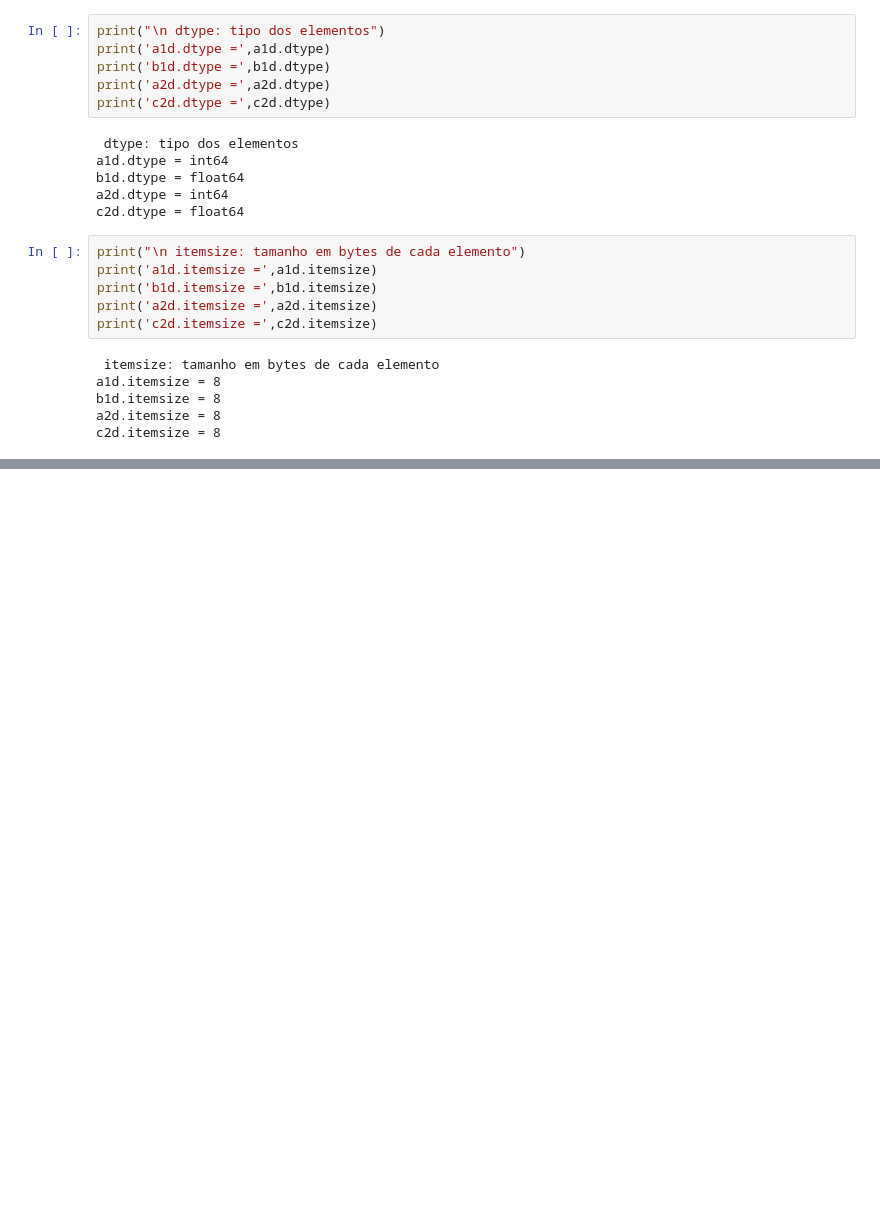
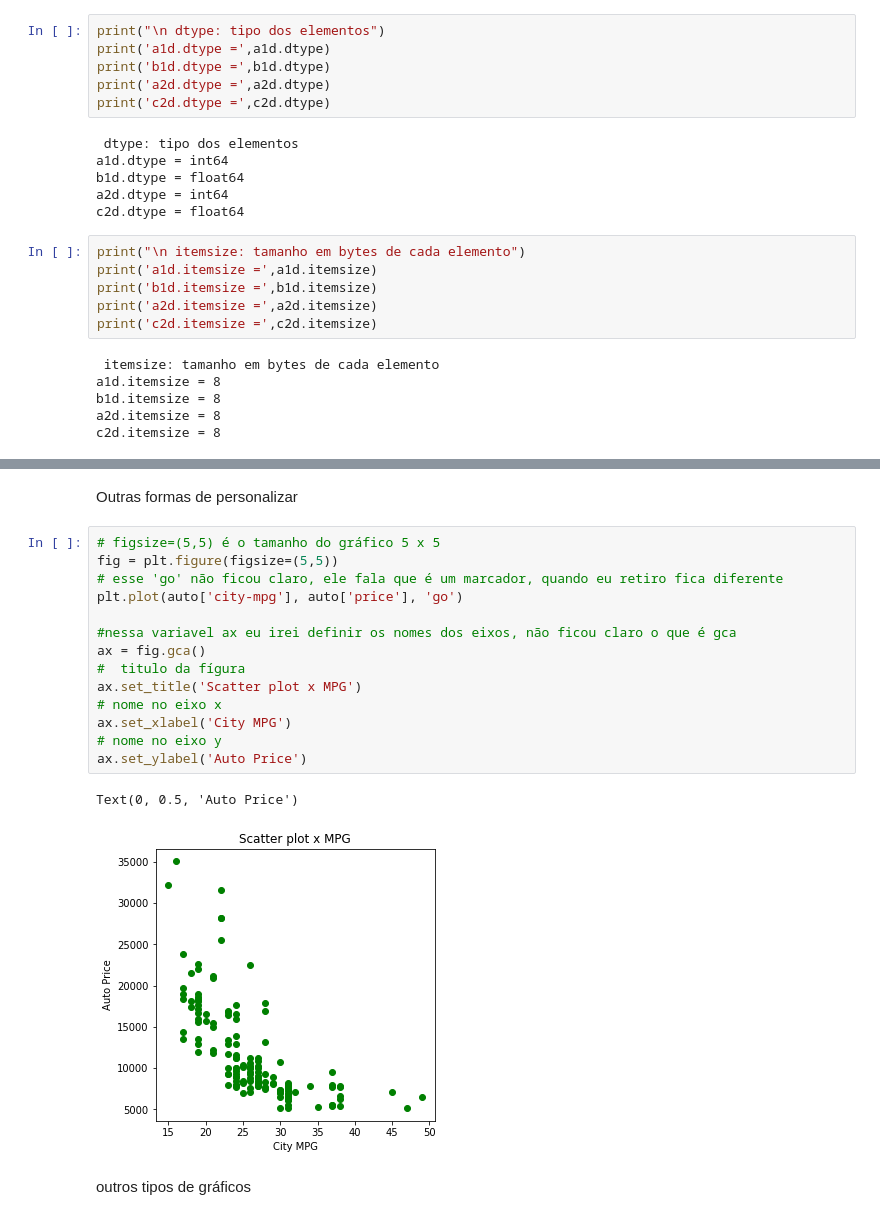
Before and after one commit to AlexsanderPessoa/Agro_bibliotecas, a Jupyter notebook: agro_bibliotecas.ipynb, the cells around one changed output, grey strips where cells are left out. Cells and saved outputs as stored; diff of their text form; blank space fills up the shorter version.

```diff
--- a/agro_bibliotecas.ipynb
+++ b/agro_bibliotecas.ipynb
@@ -1139,0 +1334,21 @@ c2d.itemsize = 8
+# %% [markdown]
+Outras formas de personalizar
+# %%
+# figsize=(5,5) é o tamanho do gráfico 5 x 5
+fig = plt.figure(figsize=(5,5))
+# esse 'go' não ficou claro, ele fala que é um marcador, quando eu retiro fica diferente
+plt.plot(auto['city-mpg'], auto['price'], 'go')
+
+#nessa variavel ax eu irei definir os nomes dos eixos, não ficou claro o que é gca
+ax = fig.gca()
+#  titulo da fígura
+ax.set_title('Scatter plot x MPG')
+# nome no eixo x
+ax.set_xlabel('City MPG')
+# nome no eixo y
+ax.set_ylabel('Auto Price')
+# %% [output]
+Text(0, 0.5, 'Auto Price')
+[figure, added]
+# %% [markdown]
+outros tipos de gráficos
```
Also changed, not shown: parts of 27 cells of this notebook.
